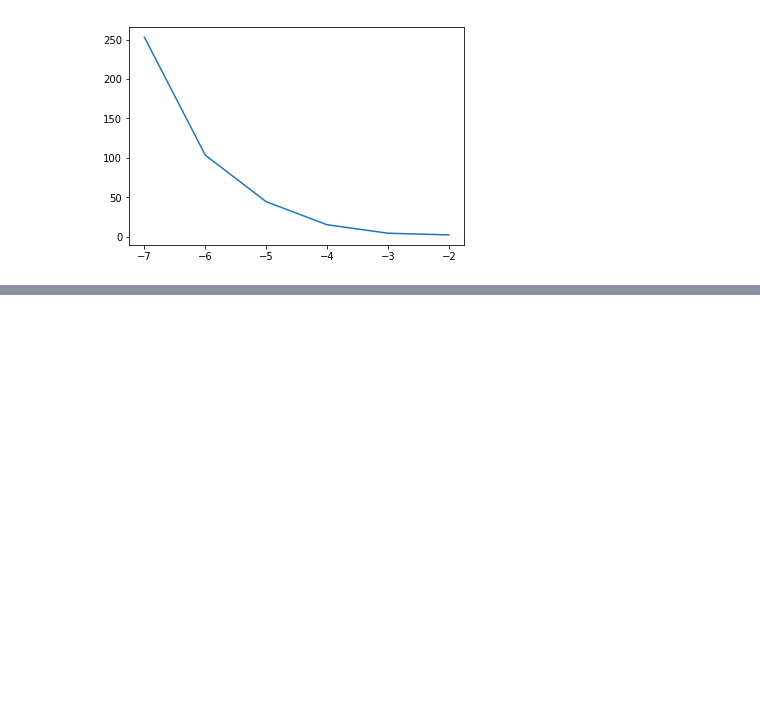
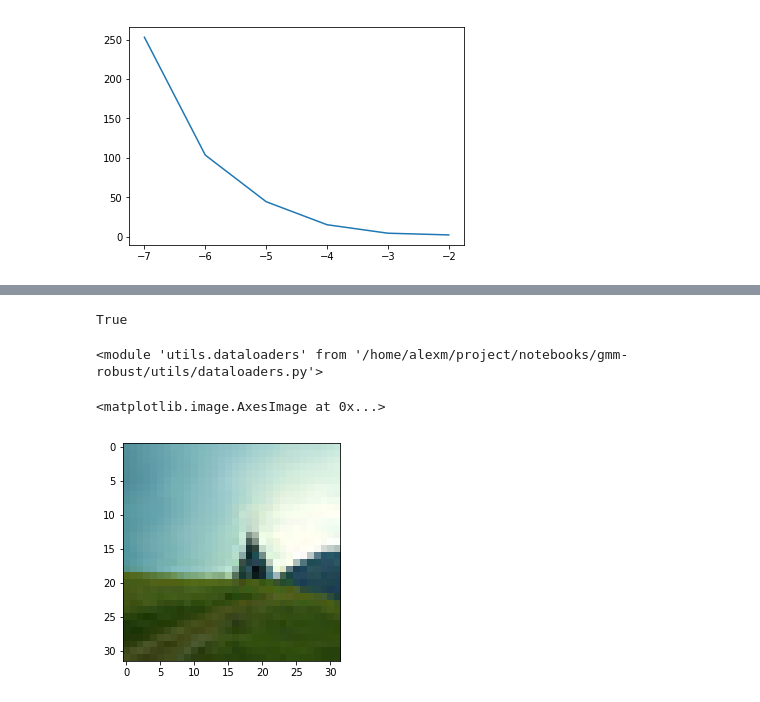
Before and after one commit to AlexMeinke/certified-certain-uncertainty, a Jupyter notebook: GMM.ipynb, the cells around one changed output, grey strips where cells are left out. Cells and saved outputs as stored; diff of their text form; code cells hidden in the pictures; blank space fills up the shorter version.

```diff
--- a/GMM.ipynb
+++ b/GMM.ipynb
@@ -162 +169,5 @@ plt.plot( np.arange(-2,-8,-1), [ (model.mm.alpha-.5*model.mm.logvar).exp().sum()
+# %%
+1 in range(3)
+# %% [output]
+True
 # %%
@@ -163,0 +175,11 @@ gmm_models[0]
+# %%
+reload(dl)
+# %% [output]
+<module 'utils.dataloaders' from '/home/alexm/project/notebooks/gmm-robust/utils/dataloaders.py'>
+# %%
+loader = dl.ImageNetMinusCifar10()
+# %%
+plt.imshow(enumerate(loader).__next__()[1][0][1].permute(1,2,0))
+# %% [output]
+<matplotlib.image.AxesImage at 0x...>
+[figure, added]
```
Also changed, not shown: parts of 4 cells of this notebook, 4 other files.
